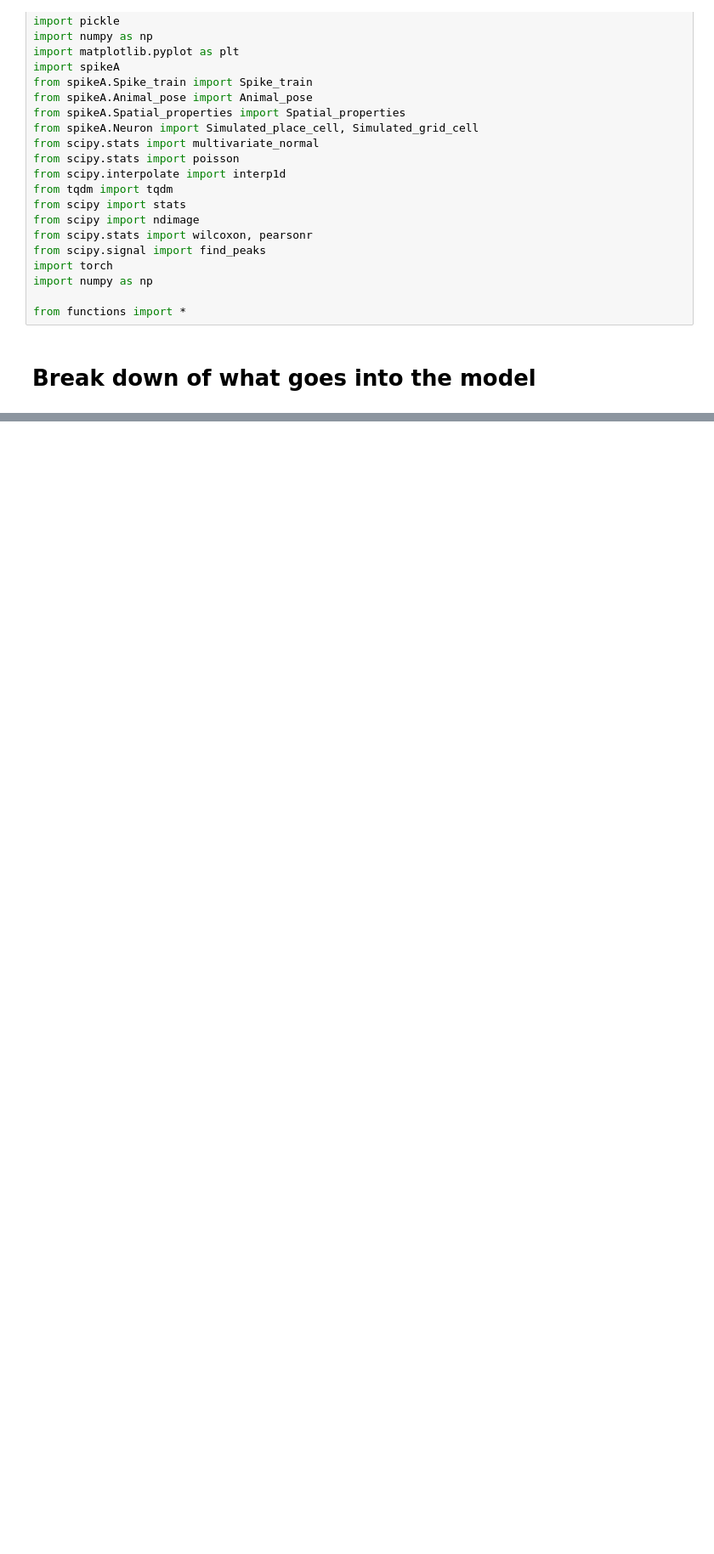
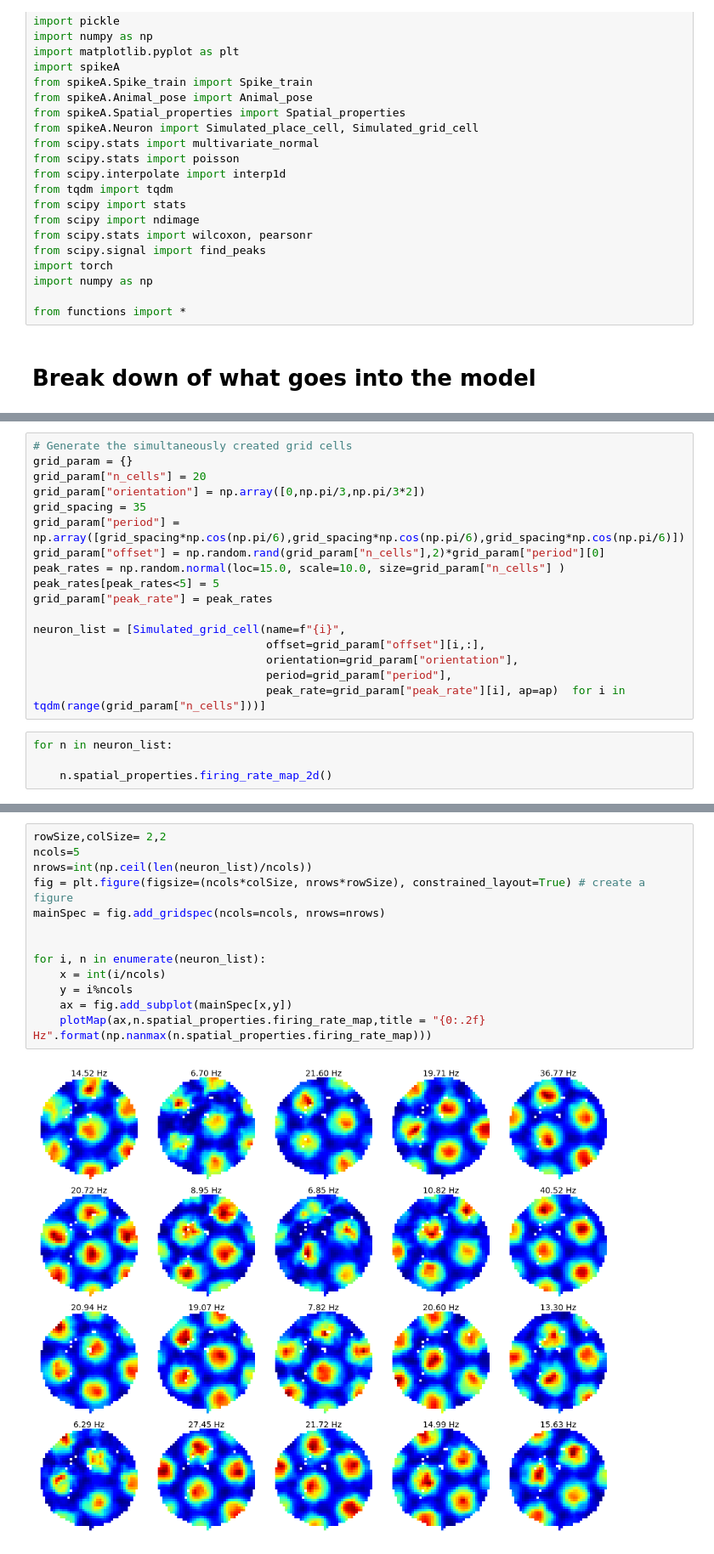
Before and after one commit to PJJ19/autopi_grid_cell_decoding, a Jupyter notebook: notebooks/4_Predicting toroidal location based on grid cell activity.ipynb, the cells around one changed output, grey strips where cells are left out. Shown at 85% size. Drawn from its saved outputs; the diff is of its cells as text; blank space fills up the shorter version.

```diff
--- a/notebooks/4_Predicting toroidal location based on grid cell activity.ipynb
+++ b/notebooks/4_Predicting toroidal location based on grid cell activity.ipynb
@@ -55,0 +82,21 @@ from functions import *
+# %%
+# Generate the simultaneously created grid cells
+grid_param = {}
+grid_param["n_cells"] = 20
+grid_param["orientation"] = np.array([0,np.pi/3,np.pi/3*2])
+grid_spacing = 35
+grid_param["period"] = np.array([grid_spacing*np.cos(np.pi/6),grid_spacing*np.cos(np.pi/6),grid_spacing*np.cos(np.pi/6)])
+grid_param["offset"] = np.random.rand(grid_param["n_cells"],2)*grid_param["period"][0]
+peak_rates = np.random.normal(loc=15.0, scale=10.0, size=grid_param["n_cells"] )
+peak_rates[peak_rates<5] = 5
+grid_param["peak_rate"] = peak_rates
+
+neuron_list = [Simulated_grid_cell(name=f"{i}",
+                                   offset=grid_param["offset"][i,:],
+                                   orientation=grid_param["orientation"],
+                                   period=grid_param["period"],
+                                   peak_rate=grid_param["peak_rate"][i], ap=ap)  for i in tqdm(range(grid_param["n_cells"]))]
+# %%
+for n in neuron_list:
+
+    n.spatial_properties.firing_rate_map_2d()
@@ -55,0 +108,15 @@ from functions import *
+# %%
+rowSize,colSize= 2,2
+ncols=5
+nrows=int(np.ceil(len(neuron_list)/ncols))
+fig = plt.figure(figsize=(ncols*colSize, nrows*rowSize), constrained_layout=True) # create a figure
+mainSpec = fig.add_gridspec(ncols=ncols, nrows=nrows)
+
+
+for i, n in enumerate(neuron_list):
+    x = int(i/ncols)
+    y = i%ncols
+    ax = fig.add_subplot(mainSpec[x,y])
+    plotMap(ax,n.spatial_properties.firing_rate_map,title = "{0:.2f} Hz".format(np.nanmax(n.spatial_properties.firing_rate_map)))
+# %% [output]
+[figure, added]
```
Also changed, not shown: parts of 16 cells of this notebook, 1 other file.
